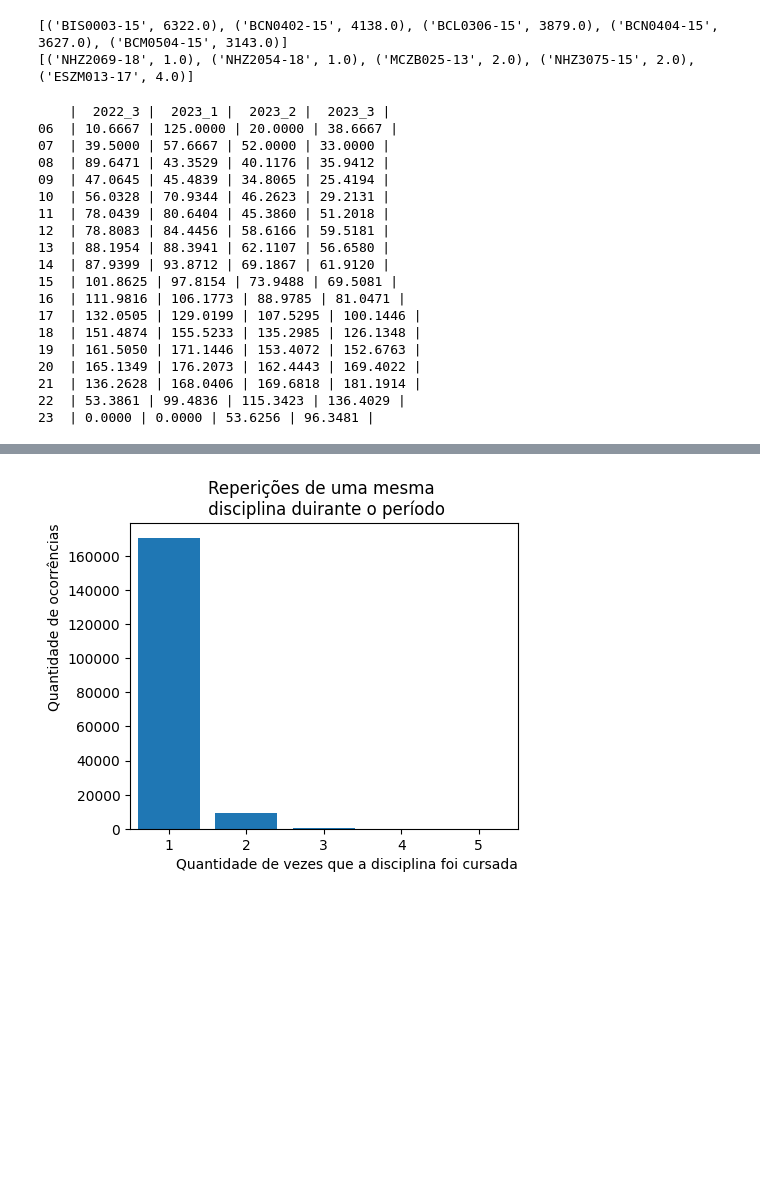
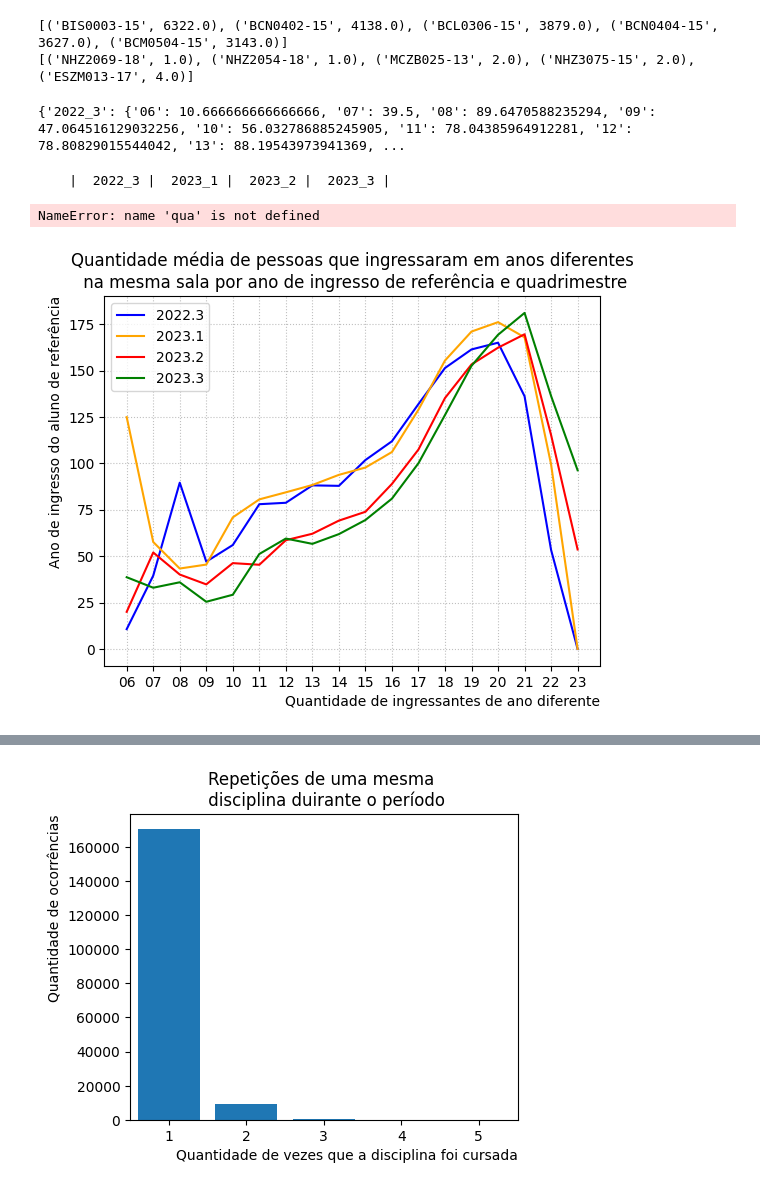
Before and after one commit to FabrizioRP/Projeto_CR, a Jupyter notebook: Main.ipynb, the cells around one changed output, grey strips where cells are left out. Cells and saved outputs as stored; diff of their text form; code cells hidden in the pictures; blank space fills up the shorter version.

```diff
--- a/Main.ipynb
+++ b/Main.ipynb
@@ -435,6 +465,24 @@ print(disc_menos)
 # %% [output]
 [('BIS0003-15', 6322.0), ('BCN0402-15', 4138.0), ('BCL0306-15', 3879.0), ('BCN0404-15', 3627.0), ('BCM0504-15', 3143.0)]
 [('NHZ2069-18', 1.0), ('NHZ2054-18', 1.0), ('MCZB025-13', 2.0), ('NHZ3075-15', 2.0), ('ESZM013-17', 4.0)]
+# %%
+# Mapear quadrimestres quando a interação entre veteranos e
+# ingressantes é iniciada e quando ela aumenta
+
+# pra fazer isso, preciso projetar o grafo usando os RAs e comparar o atributo de ano de ingresso dos vertices de cada aresta
+
+ingressantes_diferentes = {k:{i:0.0 for i in anos} for k in quads}
+
+for k in anos:
+    for i in quads:
+        for ed in grafos_projetados_RA[i].edges():
+            if ano(ed[0]) != ano(ed[1]) and (ano(ed[0]) == k or ano(ed[1]) == k):
+                ingressantes_diferentes[i][k]+= 1
+        ingressantes_diferentes[i][k]/= RAs_por_ano[k]
+
+print(ingressantes_diferentes)
+# %% [output]
+{'2022_3': {'06': 10.666666666666666, '07': 39.5, '08': 89.6470588235294, '09': 47.064516129032256, '10': 56.032786885245905, '11': 78.04385964912281, '12': 78.80829015544042, '13': 88.19543973941369, ...
 # %%
 # tabela RAs de anos diferentes
 print("    |", end="")
@@ -444,31 +492,29 @@ for i in quads:
 
 print()
 
-for i in ingressantes_diferentes:
+for i in qua:
     print(i, end="  | ")
     for j in ingressantes_diferentes[i]:
         print("{:.4f} | ".format(ingressantes_diferentes[i][j]), end="")
     print()
 # %% [output]
     |  2022_3 |  2023_1 |  2023_2 |  2023_3 |
-06  | 10.6667 | 125.0000 | 20.0000 | 38.6667 |
-07  | 39.5000 | 57.6667 | 52.0000 | 33.0000 |
-08  | 89.6471 | 43.3529 | 40.1176 | 35.9412 |
-09  | 47.0645 | 45.4839 | 34.8065 | 25.4194 |
-10  | 56.0328 | 70.9344 | 46.2623 | 29.2131 |
-11  | 78.0439 | 80.6404 | 45.3860 | 51.2018 |
-12  | 78.8083 | 84.4456 | 58.6166 | 59.5181 |
-13  | 88.1954 | 88.3941 | 62.1107 | 56.6580 |
-14  | 87.9399 | 93.8712 | 69.1867 | 61.9120 |
-15  | 101.8625 | 97.8154 | 73.9488 | 69.5081 |
-16  | 111.9816 | 106.1773 | 88.9785 | 81.0471 |
-17  | 132.0505 | 129.0199 | 107.5295 | 100.1446 |
-18  | 151.4874 | 155.5233 | 135.2985 | 126.1348 |
-19  | 161.5050 | 171.1446 | 153.4072 | 152.6763 |
-20  | 165.1349 | 176.2073 | 162.4443 | 169.4022 |
-21  | 136.2628 | 168.0406 | 169.6818 | 181.1914 |
-22  | 53.3861 | 99.4836 | 115.3423 | 136.4029 |
-23  | 0.0000 | 0.0000 | 53.6256 | 96.3481 |
+NameError: name 'qua' is not defined
+# %%
+cores = ["blue", "orange", "red", "green"]
+
+for i in range(4):
+    plt.plot(ingressantes_diferentes[quads[i]].keys(), ingressantes_diferentes[quads[i]].values(), color=cores[i], label="{}.{}".format(quads[i][0:4], quads[i][5:6]))
+
+plt.title("Quantidade média de pessoas que ingressaram em anos diferentes\n na mesma sala por ano de ingresso de referência e quadrimestre")
+plt.grid(True, linestyle='dotted', alpha=0.5, color="grey")
+plt.xlabel("Quantidade de ingressantes de ano diferente", loc="right")
+plt.ylabel("Ano de ingresso do aluno de referência", loc="top")
+plt.legend(loc="upper left")
+
+plt.savefig("./imagens/Anos_diferentes.png")
+# %% [output]
+[figure, added]
 # %%
 # plotando os grafos dos bixos de 22 de exemplo
 fig = plt.figure("a", figsize=(8, 8))
```
Also changed, not shown: parts of 13 cells of this notebook, 12 other files.
